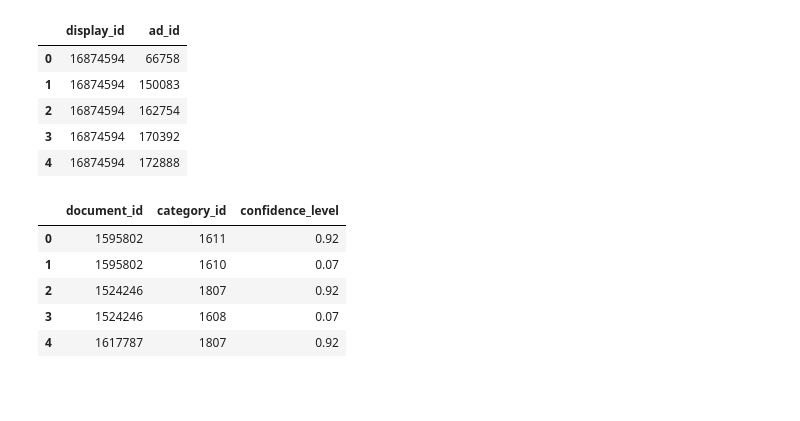
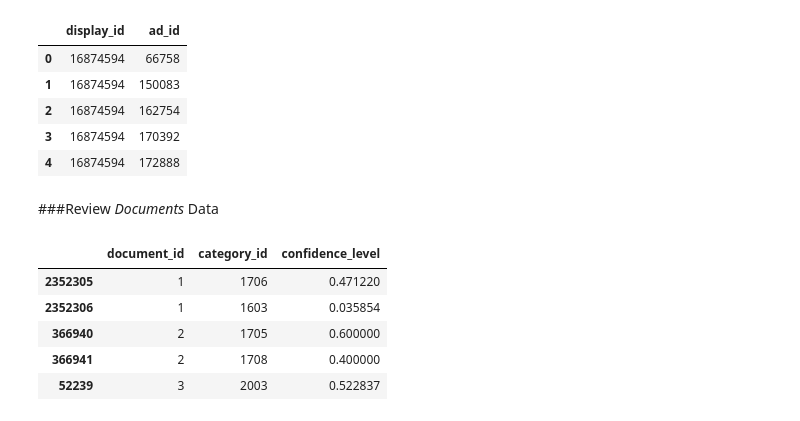
Before and after one commit to sramirez1/OutbrainClickPrediction, a Jupyter notebook: OutbrainClickPrediction.ipynb, the cells around one changed output. Cells and saved outputs as stored; diff of their text form; code cells hidden in the pictures; blank space fills up the shorter version.

```diff
--- a/OutbrainClickPrediction.ipynb
+++ b/OutbrainClickPrediction.ipynb
@@ -149,6 +162,8 @@ Test Shape:(32225162, 2)
 | 2 | 16874594 | 162754 |
 | 3 | 16874594 | 170392 |
 | 4 | 16874594 | 172888 |
+# %% [markdown]
+###Review *Documents* Data
 # %%
 doc_cat=pd.read_csv('inputs/documents_categories.csv')
 doc_ent=pd.read_csv('inputs/documents_entities.csv')
@@ -157,9 +171,9 @@ doc_topics=pd.read_csv('inputs/documents_topics.csv')
 # %%
-doc_cat.head()
+doc_cat.sort_values(['document_id']).head()
 # %% [output]
 |  | document_id | category_id | confidence_level |
-| 0 | 1595802 | 1611 | 0.92 |
-| 1 | 1595802 | 1610 | 0.07 |
-| 2 | 1524246 | 1807 | 0.92 |
-| 3 | 1524246 | 1608 | 0.07 |
-| 4 | 1617787 | 1807 | 0.92 |
+| 2352305 | 1 | 1706 | 0.471220 |
+| 2352306 | 1 | 1603 | 0.035854 |
+| 366940 | 2 | 1705 | 0.600000 |
+| 366941 | 2 | 1708 | 0.400000 |
+| 52239 | 3 | 2003 | 0.522837 |
```
Also changed, not shown: parts of 18 cells of this notebook.
